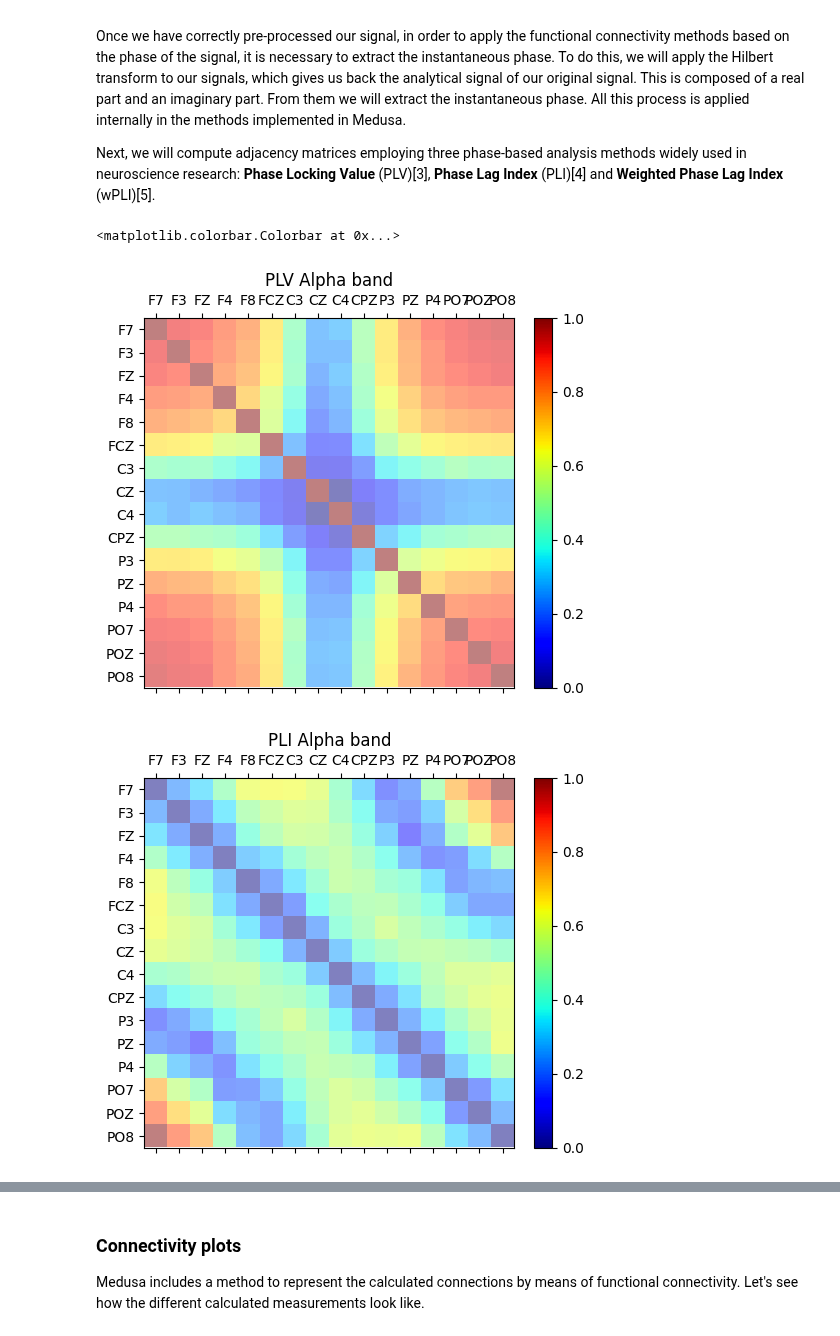
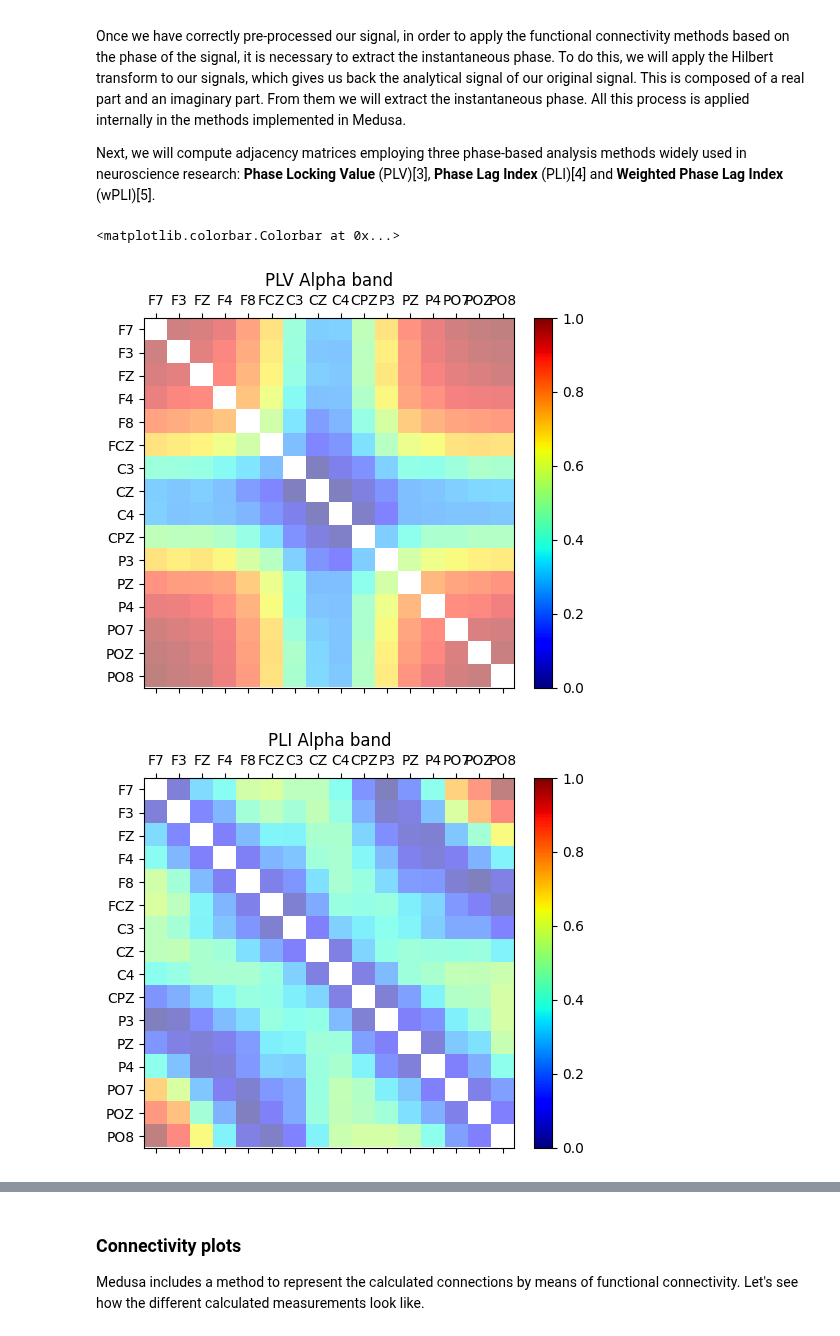
Before and after one commit to medusabci/medusa-tutorials, a Jupyter notebook: medusa-kernel/connectivity_analysis.ipynb, the cells around one changed output, grey strips where cells are left out. Drawn from its saved outputs; the diff is of its cells as text; code cells hidden in the pictures.

```diff
--- a/medusa-kernel/connectivity_analysis.ipynb
+++ b/medusa-kernel/connectivity_analysis.ipynb
@@ -191,53 +191,65 @@ in neuroscience research: **Phase Locking Value** (PLV)[3], **Phase Lag Index**
 # Compute PLV for different frequency bands
 plv_bands = []
 for epochs_bands in epochs_filtered:
-    plv_bands.append(phase_connectivity.phase_connectivity(data=epochs_bands,
-                                                           measure='plv'))
+    plv = phase_connectivity.phase_connectivity(data=epochs_bands,
+                                                           measure='plv')
+    # Average epochs and remove diagonal values
+    plv = np.mean(plv,axis=0)
+    np.fill_diagonal(plv,np.NAN)
+    plv_bands.append(plv)
 
 # Compute PLI for different frequency bands
 pli_bands = []
 for epochs_bands in epochs_filtered:
-    pli_bands.append(phase_connectivity.phase_connectivity(data=epochs_bands,
-                                                           measure='pli'))
+    pli = phase_connectivity.phase_connectivity(data=epochs_bands,
+                                                           measure='pli')
+    # Average epochs and remove diagonal values
+    pli = np.mean(pli,axis=0)
+    np.fill_diagonal(pli,np.NAN)
+    pli_bands.append(pli)
 
 # Compute wPLI for different frequency bands
 wpli_bands = []
 for epochs_bands in epochs_filtered:
-    wpli_bands.append(phase_connectivity.phase_connectivity(data=epochs_bands,
-                                                           measure='wpli'))
+    wpli = phase_connectivity.phase_connectivity(data=epochs_bands,
+                                                           measure='wpli')
+    # Average epochs and remove diagonal values
+    wpli = np.mean(wpli,axis=0)
+    np.fill_diagonal(wpli,np.NAN)
+    wpli_bands.append(wpli)
 
 # Display different adjacency matrices for alpha-filtered signal averaged across epochs
 
 # PLV
 fig,ax = plt.subplots()
 norm = colors.Normalize(vmin=0, vmax=1, clip=True)
 mapper = cm.ScalarMappable(norm=norm, cmap="jet")
-ax.matshow(plv_bands[1].mean(axis=0),cmap='jet', alpha=0.5)
+ax.matshow(plv_bands[1],cmap='jet', alpha=0.5)
 ax.set_title('PLV Alpha band')
 ax.set_yticks(np.arange(len(ch_set.l_cha)),labels=ch_set.l_cha)
 ax.set_xticks(np.arange(len(ch_set.l_cha)),labels=ch_set.l_cha)
 fig.colorbar(mapper,ax=ax,fraction=0.046,pad=0.04)
 
 # PLI
 fig,ax = plt.subplots()
 norm = colors.Normalize(vmin=0, vmax=1, clip=True)
 mapper = cm.ScalarMappable(norm=norm, cmap="jet")
-ax.matshow(pli_bands[1].mean(axis=0),cmap='jet', alpha=0.5)
+ax.matshow(pli_bands[1],cmap='jet', alpha=0.5)
 ax.set_title('PLI Alpha band')
 ax.set_yticks(np.arange(len(ch_set.l_cha)),labels=ch_set.l_cha)
 ax.set_xticks(np.arange(len(ch_set.l_cha)),labels=ch_set.l_cha)
 fig.colorbar(mapper,ax=ax,fraction=0.046,pad=0.04)
 
 # wPLI
 fig,ax = plt.subplots()
 norm = colors.Normalize(vmin=0, vmax=1, clip=True)
 mapper = cm.ScalarMappable(norm=norm, cmap="jet")
-ax.matshow(wpli_bands[1].mean(axis=0),cmap='jet', alpha=0.5)
+ax.matshow(wpli_bands[1],cmap='jet', alpha=0.5)
 ax.set_title('wPLI Alpha band')
 ax.set_yticks(np.arange(len(ch_set.l_cha)),labels=ch_set.l_cha)
 ax.set_xticks(np.arange(len(ch_set.l_cha)),labels=ch_set.l_cha)
 fig.colorbar(mapper,ax=ax,fraction=0.046,pad=0.04)
 # %% [output]
 <matplotlib.colorbar.Colorbar at 0x...>
-[figure, old version]
+[figure, new version]
-[figure, old version]
+[figure, new version]
```
Also changed, not shown: parts of 3 cells of this notebook.
